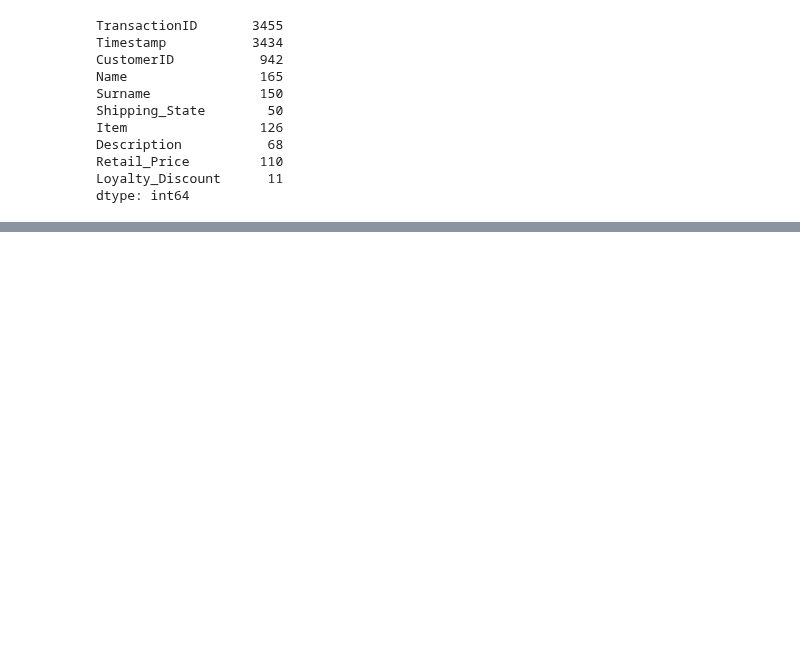
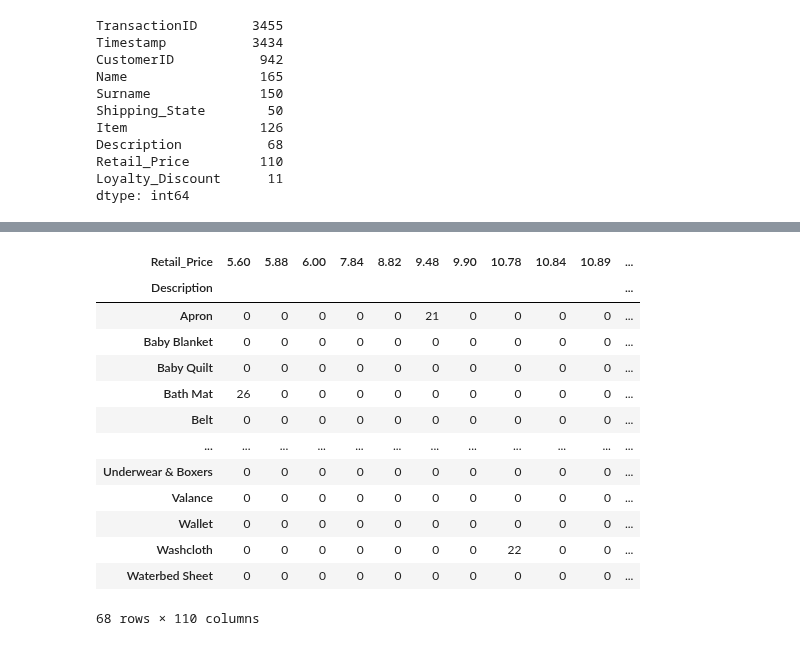
Before and after one commit to TeslimAdeyanju/studynote1-Python-for-Finance-Data-Science-My-Learning-Journey, a Jupyter notebook: python-datacamp/python_data_camp_note/10-Exploratory Data Analysis/Code-note.ipynb, the cells around one changed output, grey strips where cells are left out. Drawn from its saved outputs; the diff is of its cells as text; code cells hidden in the pictures; blank space fills up the shorter version.

```diff
--- a/python-datacamp/python_data_camp_note/10-Exploratory Data Analysis/Code-note.ipynb
+++ b/python-datacamp/python_data_camp_note/10-Exploratory Data Analysis/Code-note.ipynb
@@ -76,0 +100,17 @@ df1
+# %%
+pd.crosstab(df1['Description'], df1['Retail_Price'])
+# %% [output]
+| Retail_Price | 5.60 | 5.88 | 6.00 | 7.84 | 8.82 | 9.48 | 9.90 | 10.78 | 10.84 | 10.89 | ... |
+| Description |  |  |  |  |  |  |  |  |  |  | ... |
+| Apron | 0 | 0 | 0 | 0 | 0 | 21 | 0 | 0 | 0 | 0 | ... |
+| Baby Blanket | 0 | 0 | 0 | 0 | 0 | 0 | 0 | 0 | 0 | 0 | ... |
+| Baby Quilt | 0 | 0 | 0 | 0 | 0 | 0 | 0 | 0 | 0 | 0 | ... |
+| Bath Mat | 26 | 0 | 0 | 0 | 0 | 0 | 0 | 0 | 0 | 0 | ... |
+| Belt | 0 | 0 | 0 | 0 | 0 | 0 | 0 | 0 | 0 | 0 | ... |
+| ... | ... | ... | ... | ... | ... | ... | ... | ... | ... | ... | ... |
+| Underwear & Boxers | 0 | 0 | 0 | 0 | 0 | 0 | 0 | 0 | 0 | 0 | ... |
+| Valance | 0 | 0 | 0 | 0 | 0 | 0 | 0 | 0 | 0 | 0 | ... |
+| Wallet | 0 | 0 | 0 | 0 | 0 | 0 | 0 | 0 | 0 | 0 | ... |
+| Washcloth | 0 | 0 | 0 | 0 | 0 | 0 | 0 | 22 | 0 | 0 | ... |
+| Waterbed Sheet | 0 | 0 | 0 | 0 | 0 | 0 | 0 | 0 | 0 | 0 | ... |
+68 rows × 110 columns
```
Also changed, not shown: parts of 10 cells of this notebook, 10 other files.
